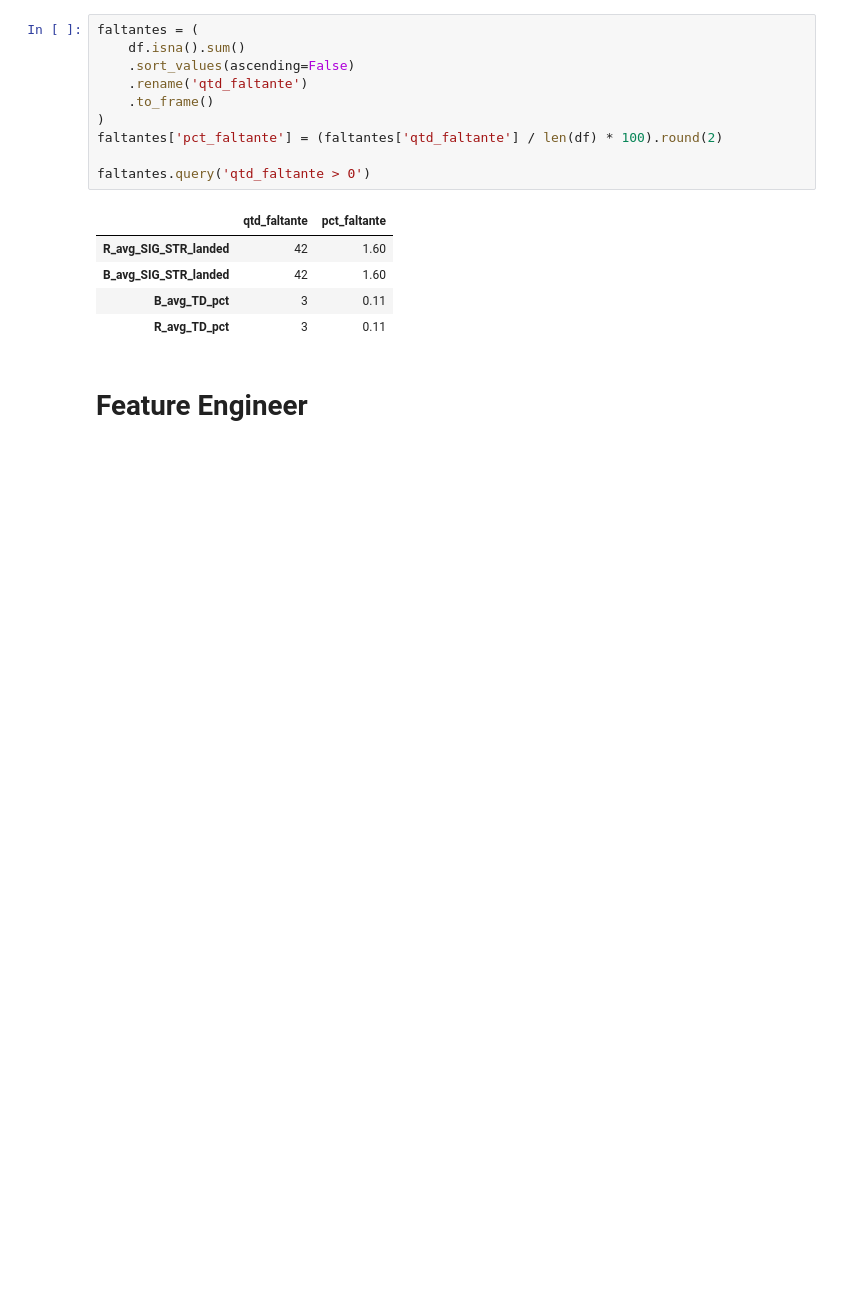
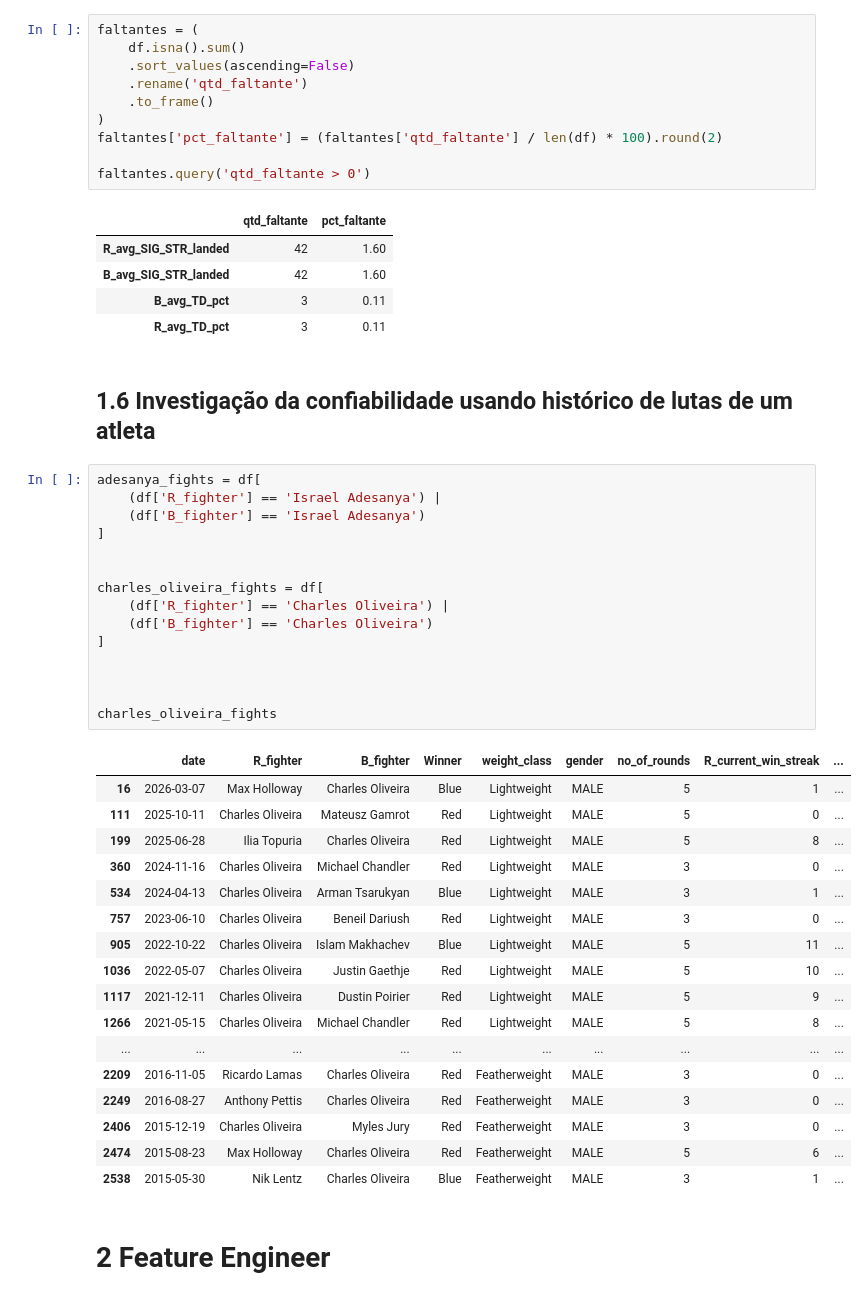
Before and after one commit to joaopjpc/UFSCIENCE, a Jupyter notebook: UFC_EDA_clean_data.ipynb, the cells around one changed output. Drawn from its saved outputs; the diff is of its cells as text; blank space fills up the shorter version.

```diff
--- a/UFC_EDA_clean_data.ipynb
+++ b/UFC_EDA_clean_data.ipynb
@@ -248,5 +264,40 @@ faltantes.query('qtd_faltante > 0')
 | B_avg_SIG_STR_landed | 42 | 1.60 |
 | B_avg_TD_pct | 3 | 0.11 |
 | R_avg_TD_pct | 3 | 0.11 |
+# %% [markdown]
+## 1.6 Investigação da confiabilidade usando histórico de lutas de um atleta
+# %%
+adesanya_fights = df[
+    (df['R_fighter'] == 'Israel Adesanya') |
+    (df['B_fighter'] == 'Israel Adesanya')
+]
+
+
+charles_oliveira_fights = df[
+    (df['R_fighter'] == 'Charles Oliveira') |
+    (df['B_fighter'] == 'Charles Oliveira')
+]
+
+
+
+charles_oliveira_fights
+# %% [output]
+|  | date | R_fighter | B_fighter | Winner | weight_class | gender | no_of_rounds | R_current_win_streak | ... |
+| 16 | 2026-03-07 | Max Holloway | Charles Oliveira | Blue | Lightweight | MALE | 5 | 1 | ... |
+| 111 | 2025-10-11 | Charles Oliveira | Mateusz Gamrot | Red | Lightweight | MALE | 5 | 0 | ... |
+| 199 | 2025-06-28 | Ilia Topuria | Charles Oliveira | Red | Lightweight | MALE | 5 | 8 | ... |
+| 360 | 2024-11-16 | Charles Oliveira | Michael Chandler | Red | Lightweight | MALE | 3 | 0 | ... |
+| 534 | 2024-04-13 | Charles Oliveira | Arman Tsarukyan | Blue | Lightweight | MALE | 3 | 1 | ... |
+| 757 | 2023-06-10 | Charles Oliveira | Beneil Dariush | Red | Lightweight | MALE | 3 | 0 | ... |
+| 905 | 2022-10-22 | Charles Oliveira | Islam Makhachev | Blue | Lightweight | MALE | 5 | 11 | ... |
+| 1036 | 2022-05-07 | Charles Oliveira | Justin Gaethje | Red | Lightweight | MALE | 5 | 10 | ... |
+| 1117 | 2021-12-11 | Charles Oliveira | Dustin Poirier | Red | Lightweight | MALE | 5 | 9 | ... |
+| 1266 | 2021-05-15 | Charles Oliveira | Michael Chandler | Red | Lightweight | MALE | 5 | 8 | ... |
+| ... | ... | ... | ... | ... | ... | ... | ... | ... | ... |
+| 2209 | 2016-11-05 | Ricardo Lamas | Charles Oliveira | Red | Featherweight | MALE | 3 | 0 | ... |
+| 2249 | 2016-08-27 | Anthony Pettis | Charles Oliveira | Red | Featherweight | MALE | 3 | 0 | ... |
+| 2406 | 2015-12-19 | Charles Oliveira | Myles Jury | Red | Featherweight | MALE | 3 | 0 | ... |
+| 2474 | 2015-08-23 | Max Holloway | Charles Oliveira | Red | Featherweight | MALE | 5 | 6 | ... |
+| 2538 | 2015-05-30 | Nik Lentz | Charles Oliveira | Blue | Featherweight | MALE | 3 | 1 | ... |
 # %% [markdown]
-# Feature Engineer
+# 2 Feature Engineer
```
Also changed, not shown: parts of 7 cells of this notebook, 3 other files.
